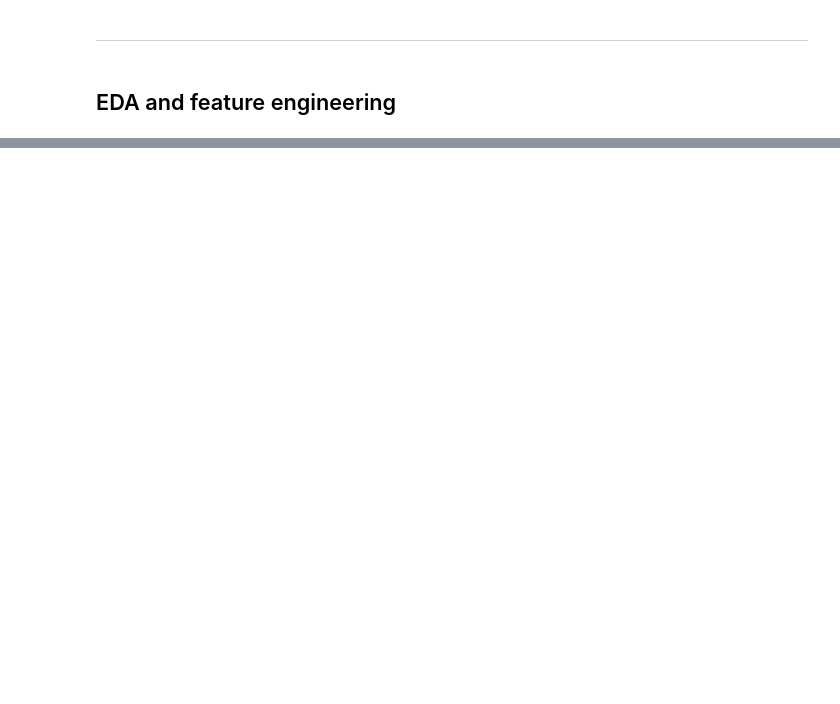
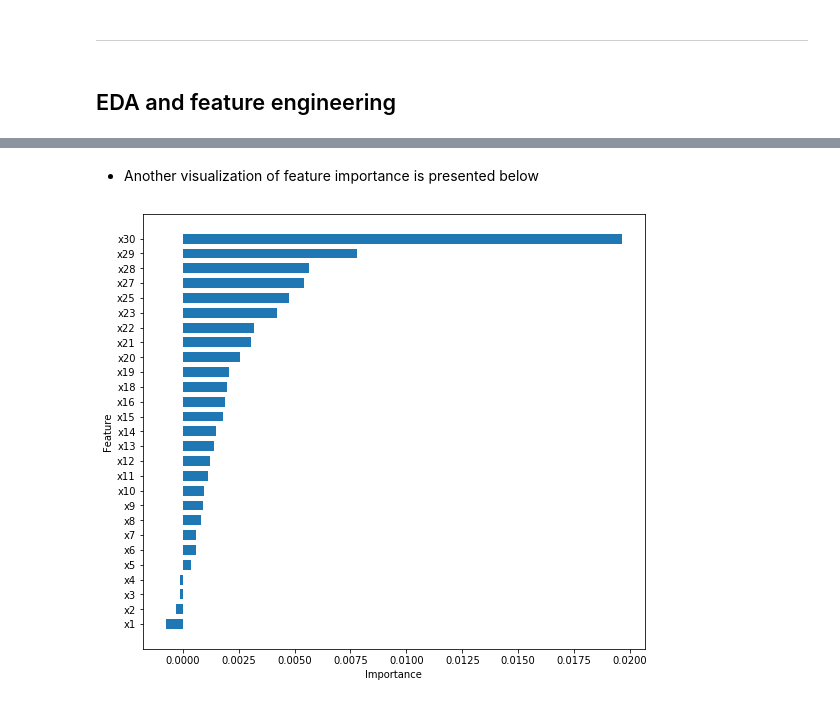
Before and after one commit to sumermalhotra/Heloc_group_project_6, a Jupyter notebook: Project.ipynb, the cells around one changed output, grey strips where cells are left out. Cells and saved outputs as stored; diff of their text form; code cells hidden in the pictures; blank space fills up the shorter version.

```diff
--- a/Project.ipynb
+++ b/Project.ipynb
@@ -73,0 +227,5 @@ plt.show()
+# %%
+features_tmp = heloc_train_tmp.columns.tolist()[1:]
+num_feats=len(features_tmp)
+X = heloc_train_tmp.drop('RiskFlag', axis=1)
+y = heloc_train_tmp['RiskFlag']
@@ -73,0 +337,7 @@ plt.show()
+# %%
+# split dataset into train and testing for model evaluation
+
+X_train = heloc_train.drop('RiskFlag', axis=1)
+y_train = heloc_train['RiskFlag']
+X_test = heloc_test.drop('RiskFlag', axis=1)
+y_test = heloc_test['RiskFlag']
@@ -73,0 +415,3 @@ plt.show()
+# %%
+perm = PermutationImportance(grid).fit(X_train, y_train)
+eli5.show_weights(perm, feature_names=[i for i in X_train])
@@ -73,0 +436,13 @@ plt.show()
+# %% [markdown]
+- Another visualization of feature importance is presented below
+# %%
+imp_ord = np.argsort(perm.feature_importances_)
+plt.figure(figsize=(9,8))
+yaxis = np.arange(len(perm.feature_importances_))*1.2
+plt.barh(y = yaxis,width = perm.feature_importances_[imp_ord])
+plt.yticks(yaxis,[i for i in X_train])
+plt.ylabel('Feature')
+plt.xlabel('Importance')
+plt.show()
+# %% [output]
+[figure, added]
```
Also changed, not shown: parts of 52 cells of this notebook.
